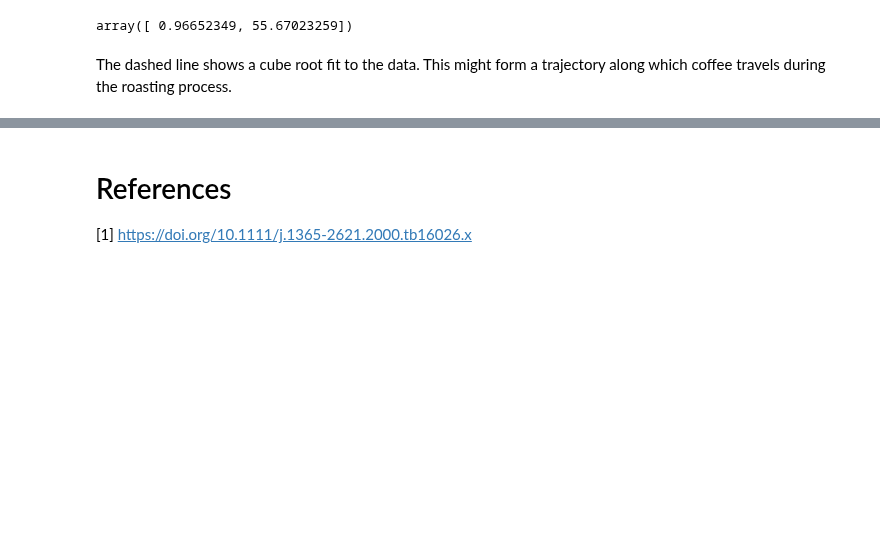
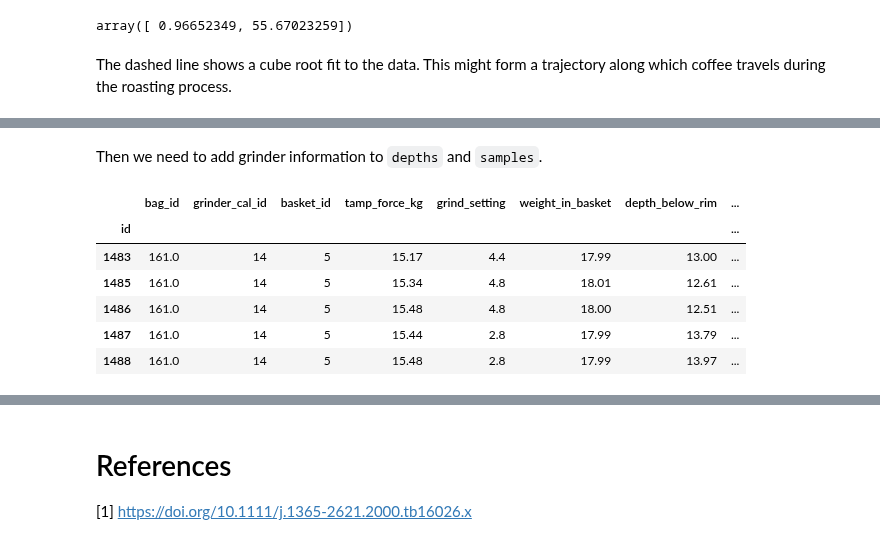
Before and after one commit to quantitativecafe/blog, a Jupyter notebook: gas-pycnometry-3/analysis.ipynb, the cells around one changed output, grey strips where cells are left out. Drawn from its saved outputs; the diff is of its cells as text; code cells hidden in the pictures; blank space fills up the shorter version.

```diff
--- a/gas-pycnometry-3/analysis.ipynb
+++ b/gas-pycnometry-3/analysis.ipynb
@@ -1390,0 +1414,20 @@ The dashed line shows a cube root fit to the data. This might form a trajectory
+# %% [markdown]
+Then we need to add grinder information to `depths` and `samples`.
+# %%
+def get_grinder_id(row):
+    grinder_cal_id = row.grinder_cal_id
+    if ~np.isnan(grinder_cal_id):
+        return grinder_cals.loc[grinder_cal_id].grinder_id
+    else:
+        return np.nan
+
+depths['grinder_id'] = depths.apply(get_grinder_id, axis = 1)
+depths.tail()
+# %% [output]
+|  | bag_id | grinder_cal_id | basket_id | tamp_force_kg | grind_setting | weight_in_basket | depth_below_rim | ... |
+| id |  |  |  |  |  |  |  | ... |
+| 1483 | 161.0 | 14 | 5 | 15.17 | 4.4 | 17.99 | 13.00 | ... |
+| 1485 | 161.0 | 14 | 5 | 15.34 | 4.8 | 18.01 | 12.61 | ... |
+| 1486 | 161.0 | 14 | 5 | 15.48 | 4.8 | 18.00 | 12.51 | ... |
+| 1487 | 161.0 | 14 | 5 | 15.44 | 2.8 | 17.99 | 13.79 | ... |
+| 1488 | 161.0 | 14 | 5 | 15.48 | 2.8 | 17.99 | 13.97 | ... |
```
Also changed, not shown: parts of 11 cells of this notebook.
